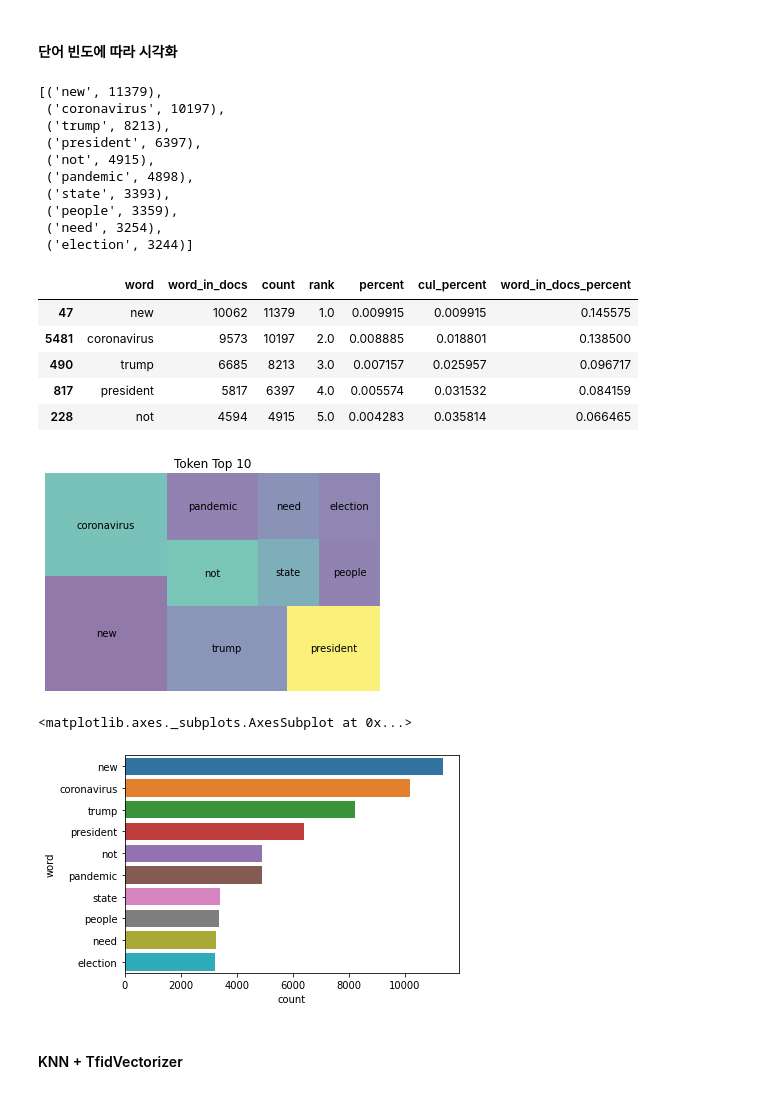
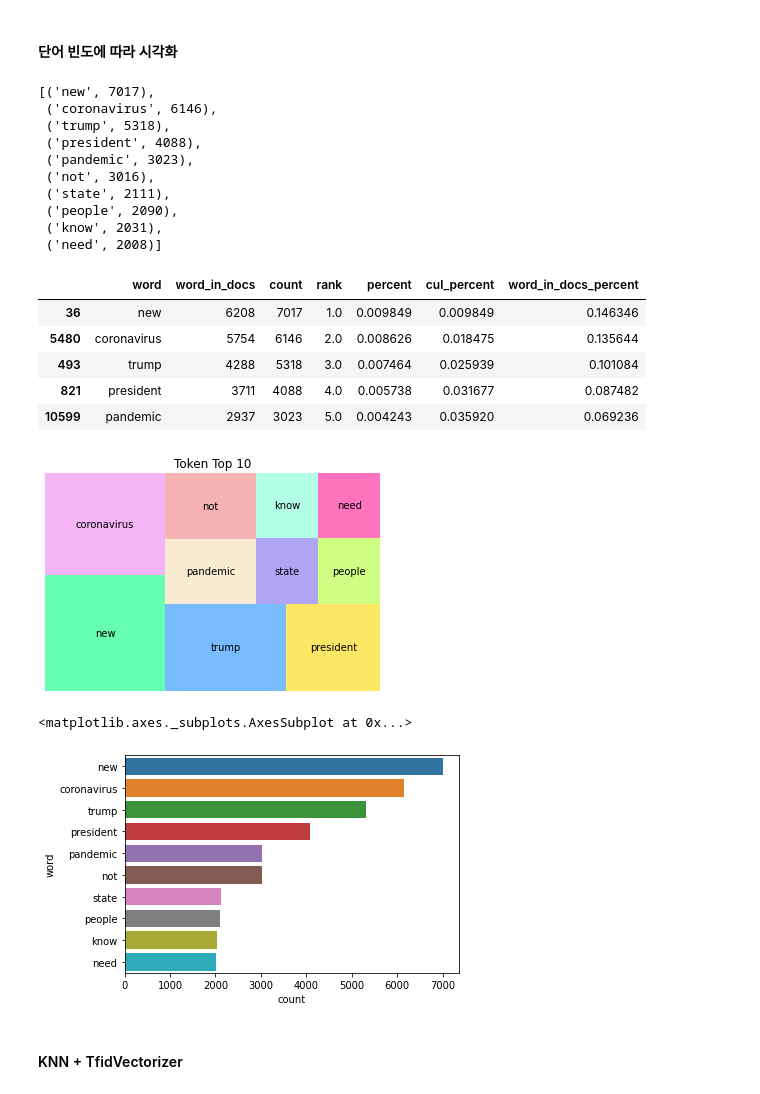
Before and after one commit to threegenie/knn_project, a Jupyter notebook: new_work_times_project.ipynb, the cells around one changed output. Cells and saved outputs as stored; diff of their text form; code cells hidden in the pictures.

Commit message:
color set

```diff
--- a/new_work_times_project.ipynb
+++ b/new_work_times_project.ipynb
@@ -43 +43,4 @@ memory usage: 1.6+ MB
 df = df.drop(['Unnamed: 0','year'],axis=1)
+# %%
+# 중복 기사 제거
+df = df.drop_duplicates('sentence',keep='first')
@@ -73,7 +88,7 @@ print(nlp.Defaults.stop_words)
 # %%
 #불용어 추가하기
 st_words = nlp.Defaults.stop_words.union(['this', 'i', 'it', 'is', 'in', 'and', 'a', 'the', 'but', 'to', 'the',
-                                          'â\x80\x94','said','york','u.s.','not','not','day','date','year','time'])
+                                          'said','york','u.s.','not','day','date','year','time'])
 # %%
 def tokenize(text):
   text = text.lower()
@@ -149,44 +164,47 @@ word_counts = Counter()
 df['Tokens'].apply(lambda x: word_counts.update(x))
 word_counts.most_common(10)
 # %% [output]
-[('new', 11379),
- ('coronavirus', 10197),
- ('trump', 8213),
- ('president', 6397),
- ('not', 4915),
- ('pandemic', 4898),
- ('state', 3393),
- ('people', 3359),
- ('need', 3254),
- ('election', 3244)]
+[('new', 7017),
+ ('coronavirus', 6146),
+ ('trump', 5318),
+ ('president', 4088),
+ ('pandemic', 3023),
+ ('not', 3016),
+ ('state', 2111),
+ ('people', 2090),
+ ('know', 2031),
+ ('need', 2008)]
 # %%
 wc = word_count(df['Tokens'])
 wc.head(5)
 # %% [output]
 |  | word | word_in_docs | count | rank | percent | cul_percent | word_in_docs_percent |
-| 47 | new | 10062 | 11379 | 1.0 | 0.009915 | 0.009915 | 0.145575 |
-| 5481 | coronavirus | 9573 | 10197 | 2.0 | 0.008885 | 0.018801 | 0.138500 |
-| 490 | trump | 6685 | 8213 | 3.0 | 0.007157 | 0.025957 | 0.096717 |
-| 817 | president | 5817 | 6397 | 4.0 | 0.005574 | 0.031532 | 0.084159 |
-| 228 | not | 4594 | 4915 | 5.0 | 0.004283 | 0.035814 | 0.066465 |
+| 36 | new | 6208 | 7017 | 1.0 | 0.009849 | 0.009849 | 0.146346 |
+| 5480 | coronavirus | 5754 | 6146 | 2.0 | 0.008626 | 0.018475 | 0.135644 |
+| 493 | trump | 4288 | 5318 | 3.0 | 0.007464 | 0.025939 | 0.101084 |
+| 821 | president | 3711 | 4088 | 4.0 | 0.005738 | 0.031677 | 0.087482 |
+| 10599 | pandemic | 2937 | 3023 | 5.0 | 0.004243 | 0.035920 | 0.069236 |
 # %%
 import squarify
 import matplotlib.pyplot as plt
 
-color=['viridis']
+colors=['springgreen','violet','dodgerblue','gold','wheat','lightcoral',
+        'mediumslateblue','greenyellow','aquamarine','deeppink']
 
 wc_top5 = wc[wc['rank'] <= 10]
-squarify.plot(sizes=wc_top5['percent'], label=wc_top5['word'], alpha=0.6)
+squarify.plot(sizes=wc_top5['percent'], label=wc_top5['word'], alpha=0.6, color=colors)
 plt.axis('off')
 plt.title('Token Top 10')
 plt.show()
 # %% [output]
-[figure, old version]
+[figure, new version]
 # %%
-sns.barplot(y=wc['word'][:10],x=wc['count'][:10],orient='h')
+sns.barplot(x=wc['count'][:10],y=wc['word'][:10],orient='h')
+plt.title('Token Top 10')
+plt.show()
 # %% [output]
 <matplotlib.axes._subplots.AxesSubplot at 0x...>
-[figure, old version]
+[figure, new version]
 # %% [markdown]
 #### KNN + TfidVectorizer
 # %%
```
Also changed, not shown: parts of 8 cells of this notebook.
